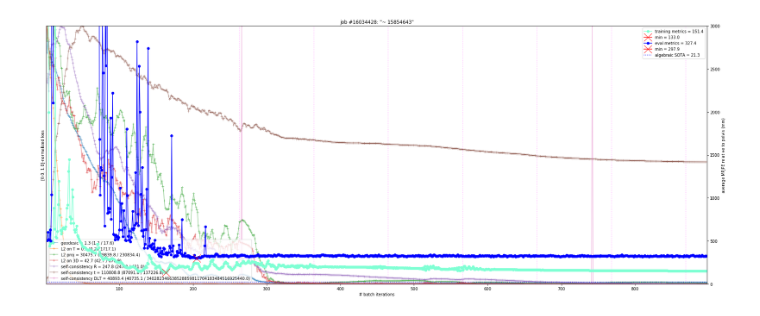
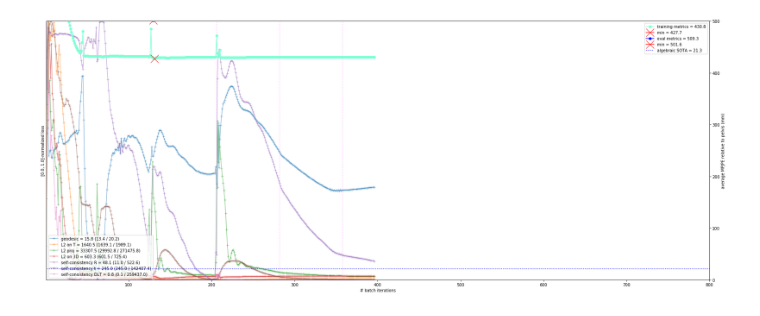
Before and after one commit to karfly/learnable-triangulation-pytorch, a Jupyter notebook: tom.ipynb, the cells around one changed output. Saved outputs shown, nothing was run; the diff lists cells and outputs as text; code cells hidden in the pictures.

```diff
--- a/tom.ipynb
+++ b/tom.ipynb
@@ -21,7 +21,10 @@ def plot_job(ax, job_id, title, training_batch_size, metrics_ylim):
     n_epochs = max(int(8e2), len(epochs))
     xrange = np.arange(1, n_epochs + 1) * batch_amount_per_epoch
 
-    title = 'job #{}: "{}"'.format(job_id, title)
+    if title:
+        title = 'job #{}: "{}"'.format(job_id, title)
+    else:
+        title = ''
 
     plot_losses(
         ax, epochs, xrange,
@@ -52,30 +55,30 @@ def plot_jobs(jobs, titles, training_batch_size=8, metrics_ylim=[0, 1e2]):
 # %%
 title = 'preprocess = {} | arch = {} | loss = {} | regime = {}'
 common_setup = 'KISS (normalizing KPs), no lr decay'
 jobs = list(zip(*[
     # overfitting basline ('15854643', title.format('pelvis cent -> norm Frobenius', 'R: 5L, t: 2L', '3D, geo, t', '1e-4 decaying every 75 x5e-1 (based on train MPJPE), weight_decay=1e1')),
     # overfitting ('15926479', 'norm Fro, supervision: 3D, R | t'),
     # learning self does not help with mm ('15929614', 'norm Fro, supervision: 3D, self.R, self.t'),
     # bad! bad! bad BN! ('15935791', 'norm Fro, supervision: 2D, self.R, self.t'),
     # weird behaviour ('15937977', 'norm Fro, no BN, supervision: 2D, self.R, self.t'),
     # ('15948909', 'norm Fro, no BN, supervision: 2D, self.R, self.t, self.DLT'),
 
     # promising ('16006854', 'pivot self.t self.R + bn, backb 20l, others 5'),
 
-    ('16034428', '~ 15854643'),  # overfitting baseline (loss ws = geo: 10, trans: 5, 3D: 1)
+    # ('16034428', '~ 15854643'),  # overfitting baseline (loss ws = geo: 10, trans: 5, 3D: 1)
 
     # ('16036412', 'loss: 3D + 2D + self.R | t'),  # (loss ws = 2D: 1e-2, 3D: 1, self.R: 1e-1, self.t: 1e-3)
     # ('16040581', 'loss: 2D + self.R | t + self.DLT, BB has 8L'),  # (loss ws = 2D: 1e-2, self.R: 1e-1, self.t: 1e-3, self.DLT: 1e-2)
     # ('16042030', 'loss: 2D + self.R | t + self.DLT, not centering KPs, BB has 4L'),
 
-    # still ('16042239', 'loss: 2D + self.R | t + self.DLT, lr=1e-3, BB has 4L'),
+    ('16042239', '')  # 'loss: 2D + self.R | t + self.DLT, lr=1e-3, BB has 4L'),
     # still ('16042669', 'loss: 2D + self.R | t + self.DLT, lr=1e-2, layers: 2, 5, 5'),
     # still ('16044276', 'NOT pelvis-centering, loss: 2D + self.R | t + self.DLT, init weights, lr=1e-4, layers: 2, 5, 5'),
     # still ('16045770', 'NOT pelvis-centering, loss: 2D + self.R | t + self.DLT, init weights, lr=1e-4, layers: 4, 2, 2'),
 
     # ('16051428', 'pelvis-centering, loss: 2D + self.R | t, init weights 1, lr=1e-4, layers: 2, 2, 2'),
 ]))  # human readable form
 
-plot_jobs(jobs[0], jobs[1], metrics_ylim=[0, 3e2])  # .png
+plot_jobs(jobs[0], jobs[1], metrics_ylim=[0, 5e2])  # .png
 # %% [output]
-[figure, old version]
+[figure, new version]
```
Also changed, not shown: 3 other files.
